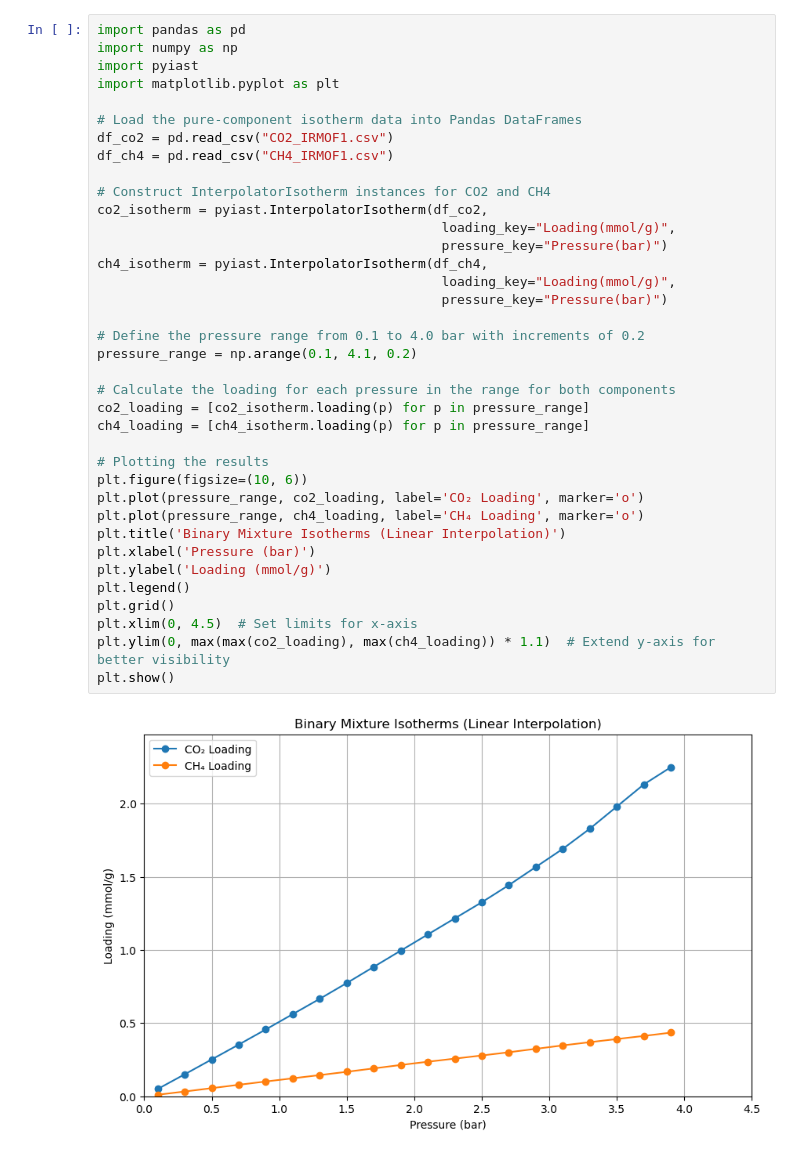
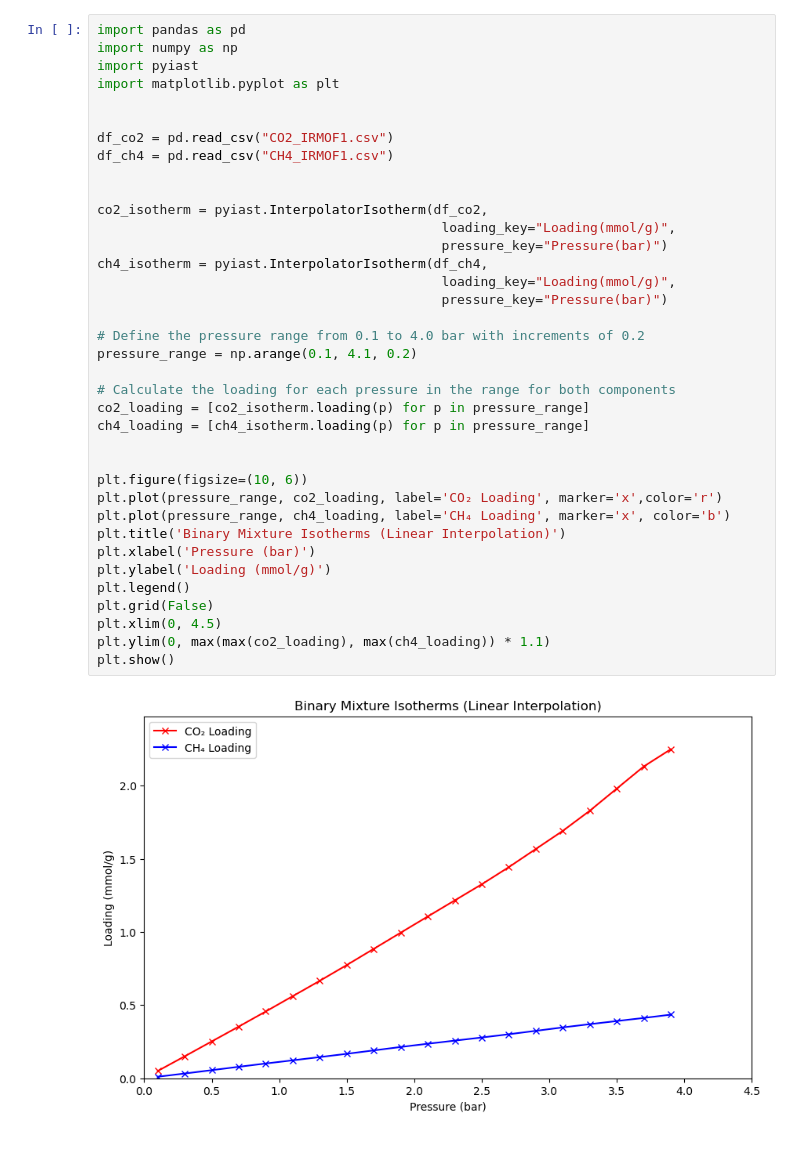
Before and after one commit to fracaludo/Group04, a Jupyter notebook: LIM.ipynb, the cells around one changed output. Drawn from its saved outputs; the diff is of its cells as text.

```diff
--- a/LIM.ipynb
+++ b/LIM.ipynb
@@ -1,39 +1,39 @@
 # %%
 import pandas as pd
 import numpy as np
 import pyiast
 import matplotlib.pyplot as plt
 
-# Load the pure-component isotherm data into Pandas DataFrames
+
 df_co2 = pd.read_csv("CO2_IRMOF1.csv")
 df_ch4 = pd.read_csv("CH4_IRMOF1.csv")
 
-# Construct InterpolatorIsotherm instances for CO2 and CH4
+
 co2_isotherm = pyiast.InterpolatorIsotherm(df_co2,
                                             loading_key="Loading(mmol/g)",
                                             pressure_key="Pressure(bar)")
 ch4_isotherm = pyiast.InterpolatorIsotherm(df_ch4,
                                             loading_key="Loading(mmol/g)",
                                             pressure_key="Pressure(bar)")
 
 # Define the pressure range from 0.1 to 4.0 bar with increments of 0.2
 pressure_range = np.arange(0.1, 4.1, 0.2)
 
 # Calculate the loading for each pressure in the range for both components
 co2_loading = [co2_isotherm.loading(p) for p in pressure_range]
 ch4_loading = [ch4_isotherm.loading(p) for p in pressure_range]
 
-# Plotting the results
+
 plt.figure(figsize=(10, 6))
-plt.plot(pressure_range, co2_loading, label='CO₂ Loading', marker='o')
-plt.plot(pressure_range, ch4_loading, label='CH₄ Loading', marker='o')
+plt.plot(pressure_range, co2_loading, label='CO₂ Loading', marker='x',color='r')
+plt.plot(pressure_range, ch4_loading, label='CH₄ Loading', marker='x', color='b')
 plt.title('Binary Mixture Isotherms (Linear Interpolation)')
 plt.xlabel('Pressure (bar)')
 plt.ylabel('Loading (mmol/g)')
 plt.legend()
-plt.grid()
-plt.xlim(0, 4.5)  # Set limits for x-axis
-plt.ylim(0, max(max(co2_loading), max(ch4_loading)) * 1.1)  # Extend y-axis for better visibility
+plt.grid(False)
+plt.xlim(0, 4.5)
+plt.ylim(0, max(max(co2_loading), max(ch4_loading)) * 1.1)
 plt.show()
 # %% [output]
-[figure, old version]
+[figure, new version]
```
